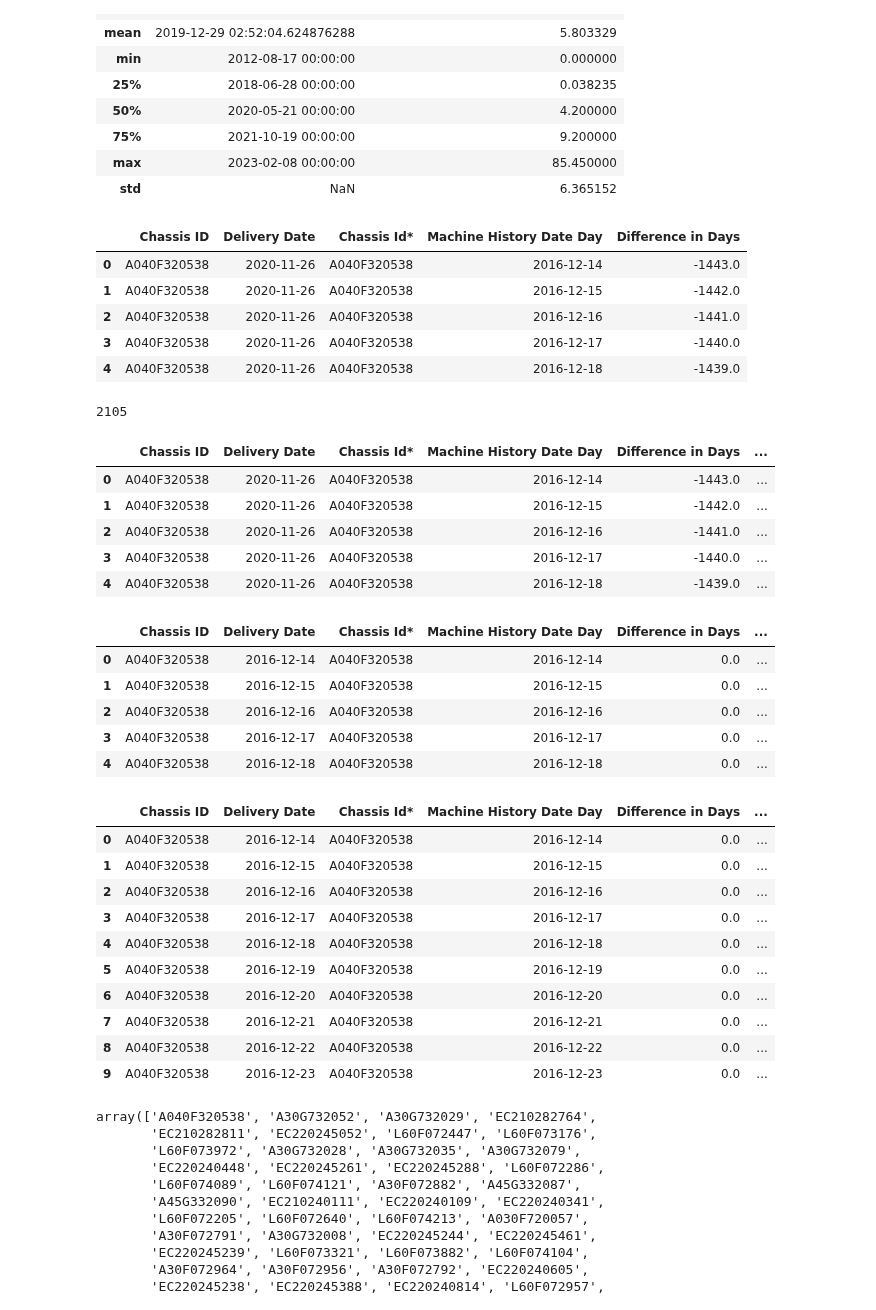
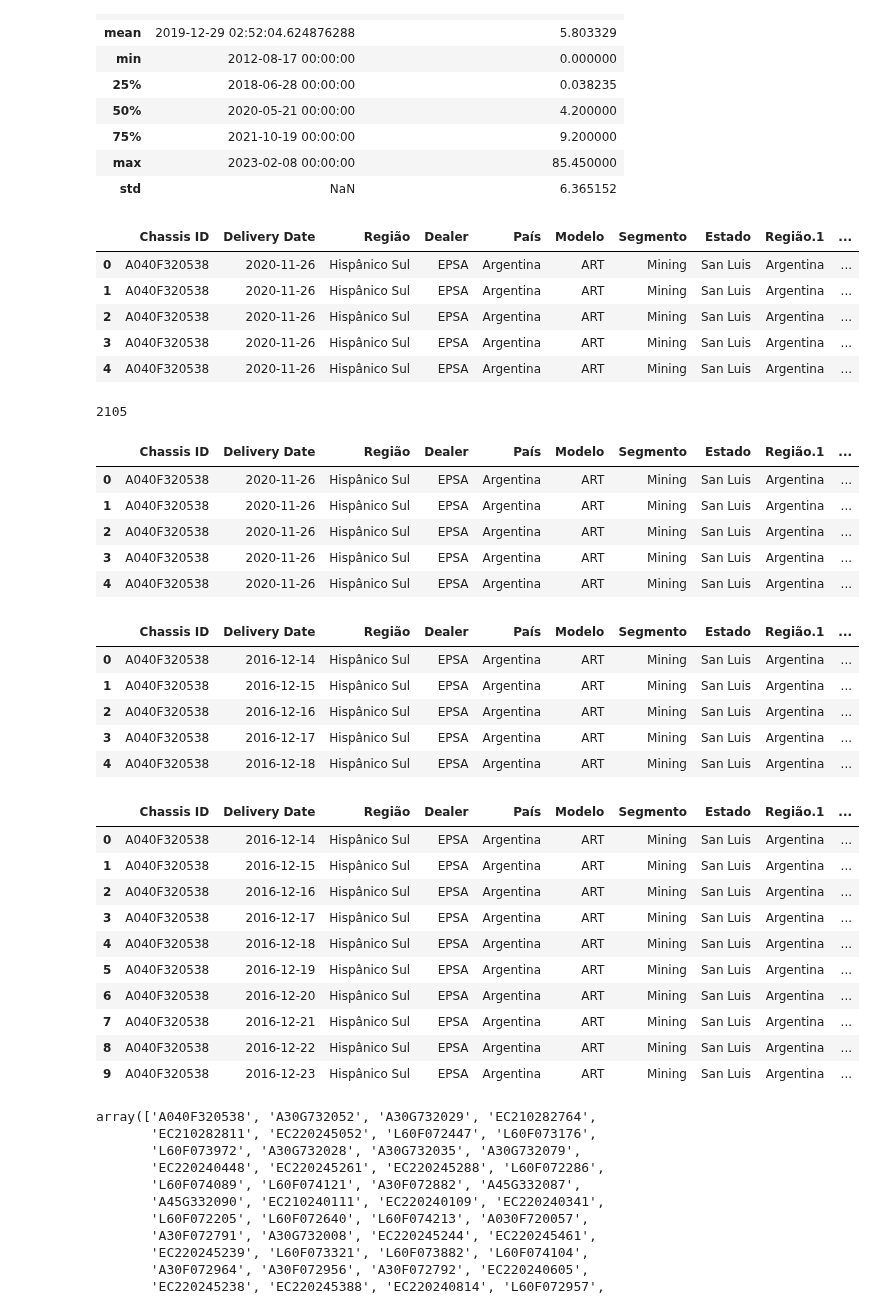
Before and after one commit to jorgelpbarretob/Master-Sirius, a Jupyter notebook: Módulo 3 - Design de Experimentos e Deep Learning/Desafio Volvo/Volvo_Jorge_V2.ipynb, the cells around one changed output. Saved outputs shown, nothing was run; the diff lists cells and outputs as text; code cells hidden in the pictures.

```diff
--- a/Módulo 3 - Design de Experimentos e Deep Learning/Desafio Volvo/Volvo_Jorge_V2.ipynb
+++ b/Módulo 3 - Design de Experimentos e Deep Learning/Desafio Volvo/Volvo_Jorge_V2.ipynb
@@ -57,22 +55,22 @@ memory usage: 2.7+ MB
 | std | NaN | 6.365152 |
 # %%
 # Merge the two dataframes based on the chassis ID
-merged_df = pd.merge(equipamentos_df[['Chassis ID', 'Delivery Date']],
+merged_df = pd.merge(equipamentos_df[['Chassis ID', 'Delivery Date', 'Região', 'Dealer','País', 'Modelo', 'Segmento','Estado', 'Região.1']],
                      series_temporais_df[['Chassis Id*', 'Machine History Date Day']],
                      left_on='Chassis ID', right_on='Chassis Id*', how='inner')
 
 # Calculate the difference in days between the two dates
 merged_df['Difference in Days'] = (merged_df['Machine History Date Day'] - merged_df['Delivery Date']).dt.days
 
 # Display the first few rows of the merged data
 merged_df.head()
 # %% [output]
-|  | Chassis ID | Delivery Date | Chassis Id* | Machine History Date Day | Difference in Days |
-| 0 | A040F320538 | 2020-11-26 | A040F320538 | 2016-12-14 | -1443.0 |
-| 1 | A040F320538 | 2020-11-26 | A040F320538 | 2016-12-15 | -1442.0 |
-| 2 | A040F320538 | 2020-11-26 | A040F320538 | 2016-12-16 | -1441.0 |
-| 3 | A040F320538 | 2020-11-26 | A040F320538 | 2016-12-17 | -1440.0 |
-| 4 | A040F320538 | 2020-11-26 | A040F320538 | 2016-12-18 | -1439.0 |
+|  | Chassis ID | Delivery Date | Região | Dealer | País | Modelo | Segmento | Estado | Região.1 | ... |
+| 0 | A040F320538 | 2020-11-26 | Hispânico Sul | EPSA | Argentina | ART | Mining | San Luis | Argentina | ... |
+| 1 | A040F320538 | 2020-11-26 | Hispânico Sul | EPSA | Argentina | ART | Mining | San Luis | Argentina | ... |
+| 2 | A040F320538 | 2020-11-26 | Hispânico Sul | EPSA | Argentina | ART | Mining | San Luis | Argentina | ... |
+| 3 | A040F320538 | 2020-11-26 | Hispânico Sul | EPSA | Argentina | ART | Mining | San Luis | Argentina | ... |
+| 4 | A040F320538 | 2020-11-26 | Hispânico Sul | EPSA | Argentina | ART | Mining | San Luis | Argentina | ... |
 # %%
 # Count the number of negative date differences
 negative_dates_count = merged_df[merged_df['Difference in Days'] < 0].shape[0]
@@ -92,12 +90,12 @@ merged_df_with_sum.rename(columns={'Compensated Working Hours By Day': 'Total Wo
 # Display the first few rows of the updated data
 merged_df_with_sum.head()
 # %% [output]
-|  | Chassis ID | Delivery Date | Chassis Id* | Machine History Date Day | Difference in Days | ... |
-| 0 | A040F320538 | 2020-11-26 | A040F320538 | 2016-12-14 | -1443.0 | ... |
-| 1 | A040F320538 | 2020-11-26 | A040F320538 | 2016-12-15 | -1442.0 | ... |
-| 2 | A040F320538 | 2020-11-26 | A040F320538 | 2016-12-16 | -1441.0 | ... |
-| 3 | A040F320538 | 2020-11-26 | A040F320538 | 2016-12-17 | -1440.0 | ... |
-| 4 | A040F320538 | 2020-11-26 | A040F320538 | 2016-12-18 | -1439.0 | ... |
+|  | Chassis ID | Delivery Date | Região | Dealer | País | Modelo | Segmento | Estado | Região.1 | ... |
+| 0 | A040F320538 | 2020-11-26 | Hispânico Sul | EPSA | Argentina | ART | Mining | San Luis | Argentina | ... |
+| 1 | A040F320538 | 2020-11-26 | Hispânico Sul | EPSA | Argentina | ART | Mining | San Luis | Argentina | ... |
+| 2 | A040F320538 | 2020-11-26 | Hispânico Sul | EPSA | Argentina | ART | Mining | San Luis | Argentina | ... |
+| 3 | A040F320538 | 2020-11-26 | Hispânico Sul | EPSA | Argentina | ART | Mining | San Luis | Argentina | ... |
+| 4 | A040F320538 | 2020-11-26 | Hispânico Sul | EPSA | Argentina | ART | Mining | San Luis | Argentina | ... |
 # %%
 # For rows with negative date differences, update the 'Delivery Date' to be the same as 'Machine History Date Day'
 mask_negative_dates = merged_df_with_sum['Difference in Days'] < 0
@@ -109,12 +107,12 @@ merged_df_with_sum['Difference in Days'] = (merged_df_with_sum['Machine History
 # Display the first few rows of the updated data
 merged_df_with_sum.head()
 # %% [output]
-|  | Chassis ID | Delivery Date | Chassis Id* | Machine History Date Day | Difference in Days | ... |
-| 0 | A040F320538 | 2016-12-14 | A040F320538 | 2016-12-14 | 0.0 | ... |
-| 1 | A040F320538 | 2016-12-15 | A040F320538 | 2016-12-15 | 0.0 | ... |
-| 2 | A040F320538 | 2016-12-16 | A040F320538 | 2016-12-16 | 0.0 | ... |
-| 3 | A040F320538 | 2016-12-17 | A040F320538 | 2016-12-17 | 0.0 | ... |
-| 4 | A040F320538 | 2016-12-18 | A040F320538 | 2016-12-18 | 0.0 | ... |
+|  | Chassis ID | Delivery Date | Região | Dealer | País | Modelo | Segmento | Estado | Região.1 | ... |
+| 0 | A040F320538 | 2016-12-14 | Hispânico Sul | EPSA | Argentina | ART | Mining | San Luis | Argentina | ... |
+| 1 | A040F320538 | 2016-12-15 | Hispânico Sul | EPSA | Argentina | ART | Mining | San Luis | Argentina | ... |
+| 2 | A040F320538 | 2016-12-16 | Hispânico Sul | EPSA | Argentina | ART | Mining | San Luis | Argentina | ... |
+| 3 | A040F320538 | 2016-12-17 | Hispânico Sul | EPSA | Argentina | ART | Mining | San Luis | Argentina | ... |
+| 4 | A040F320538 | 2016-12-18 | Hispânico Sul | EPSA | Argentina | ART | Mining | San Luis | Argentina | ... |
 # %%
 # Calculate the cumulative sum of 'Compensated Working Hours By Day' for each 'Chassis ID' up to the specific date
 series_temporais_df.sort_values(by=['Chassis Id*', 'Machine History Date Day'], inplace=True)
@@ -132,17 +130,17 @@ merged_df_updated.rename(columns={'Cumulative Working Hours': 'Total Working Hou
 # Display the first few rows of the updated data
 merged_df_updated.head(10)
 # %% [output]
-|  | Chassis ID | Delivery Date | Chassis Id* | Machine History Date Day | Difference in Days | ... |
-| 0 | A040F320538 | 2016-12-14 | A040F320538 | 2016-12-14 | 0.0 | ... |
-| 1 | A040F320538 | 2016-12-15 | A040F320538 | 2016-12-15 | 0.0 | ... |
-| 2 | A040F320538 | 2016-12-16 | A040F320538 | 2016-12-16 | 0.0 | ... |
-| 3 | A040F320538 | 2016-12-17 | A040F320538 | 2016-12-17 | 0.0 | ... |
-| 4 | A040F320538 | 2016-12-18 | A040F320538 | 2016-12-18 | 0.0 | ... |
-| 5 | A040F320538 | 2016-12-19 | A040F320538 | 2016-12-19 | 0.0 | ... |
-| 6 | A040F320538 | 2016-12-20 | A040F320538 | 2016-12-20 | 0.0 | ... |
-| 7 | A040F320538 | 2016-12-21 | A040F320538 | 2016-12-21 | 0.0 | ... |
-| 8 | A040F320538 | 2016-12-22 | A040F320538 | 2016-12-22 | 0.0 | ... |
-| 9 | A040F320538 | 2016-12-23 | A040F320538 | 2016-12-23 | 0.0 | ... |
+|  | Chassis ID | Delivery Date | Região | Dealer | País | Modelo | Segmento | Estado | Região.1 | ... |
+| 0 | A040F320538 | 2016-12-14 | Hispânico Sul | EPSA | Argentina | ART | Mining | San Luis | Argentina | ... |
+| 1 | A040F320538 | 2016-12-15 | Hispânico Sul | EPSA | Argentina | ART | Mining | San Luis | Argentina | ... |
+| 2 | A040F320538 | 2016-12-16 | Hispânico Sul | EPSA | Argentina | ART | Mining | San Luis | Argentina | ... |
+| 3 | A040F320538 | 2016-12-17 | Hispânico Sul | EPSA | Argentina | ART | Mining | San Luis | Argentina | ... |
+| 4 | A040F320538 | 2016-12-18 | Hispânico Sul | EPSA | Argentina | ART | Mining | San Luis | Argentina | ... |
+| 5 | A040F320538 | 2016-12-19 | Hispânico Sul | EPSA | Argentina | ART | Mining | San Luis | Argentina | ... |
+| 6 | A040F320538 | 2016-12-20 | Hispânico Sul | EPSA | Argentina | ART | Mining | San Luis | Argentina | ... |
+| 7 | A040F320538 | 2016-12-21 | Hispânico Sul | EPSA | Argentina | ART | Mining | San Luis | Argentina | ... |
+| 8 | A040F320538 | 2016-12-22 | Hispânico Sul | EPSA | Argentina | ART | Mining | San Luis | Argentina | ... |
+| 9 | A040F320538 | 2016-12-23 | Hispânico Sul | EPSA | Argentina | ART | Mining | San Luis | Argentina | ... |
 # %%
 # mostrar valores unicos do Chassis ID
 merged_df_updated['Chassis ID'].unique()
```
Also changed, not shown: parts of 2 cells of this notebook.
